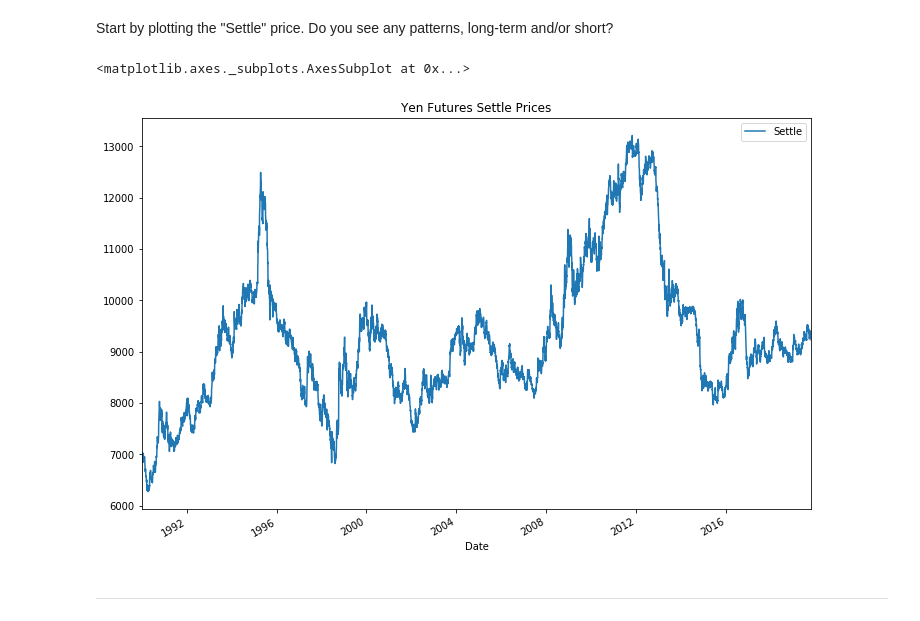
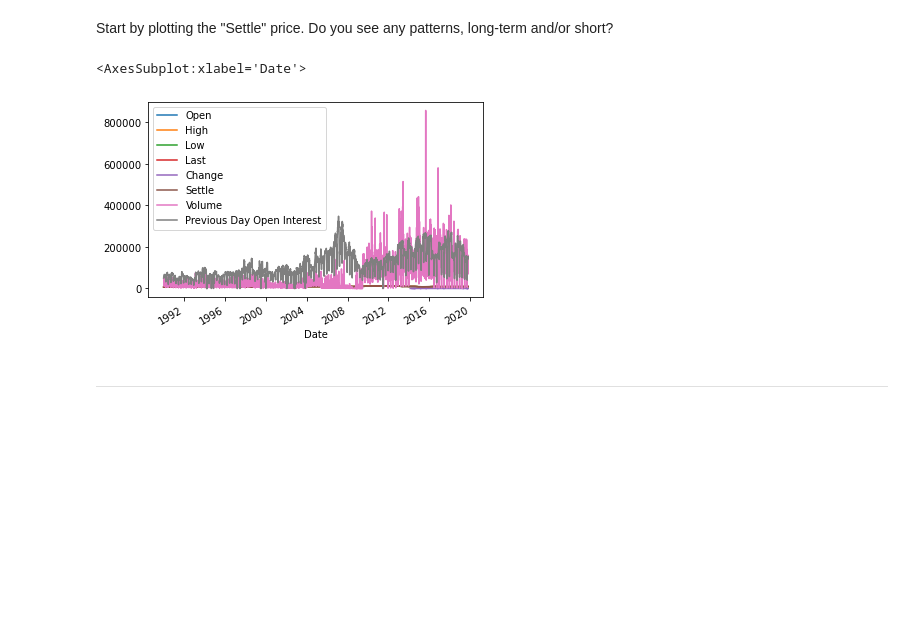
Before and after one commit to gitbitoli/Homework_timeseries, a Jupyter notebook: Starter_Code/time_series_analysis.ipynb, the cells around one changed output. Saved outputs shown, nothing was run; the diff lists cells and outputs as text; code cells hidden in the pictures; blank space fills up the shorter version.

```diff
--- a/Starter_Code/time_series_analysis.ipynb
+++ b/Starter_Code/time_series_analysis.ipynb
@@ -45,9 +45,11 @@ yen_futures.head()
 # %%
 # Plot just the "Settle" column from the dataframe:
 # YOUR CODE HERE!
+
+yen_futures.plot()
 # %% [output]
-<matplotlib.axes._subplots.AxesSubplot at 0x...>
+<AxesSubplot:xlabel='Date'>
-[figure, old version]
+[figure, new version]
 # %% [markdown]
 ---
 # %% [markdown]
```
Also changed, not shown: parts of 5 cells of this notebook, 1 other file.
